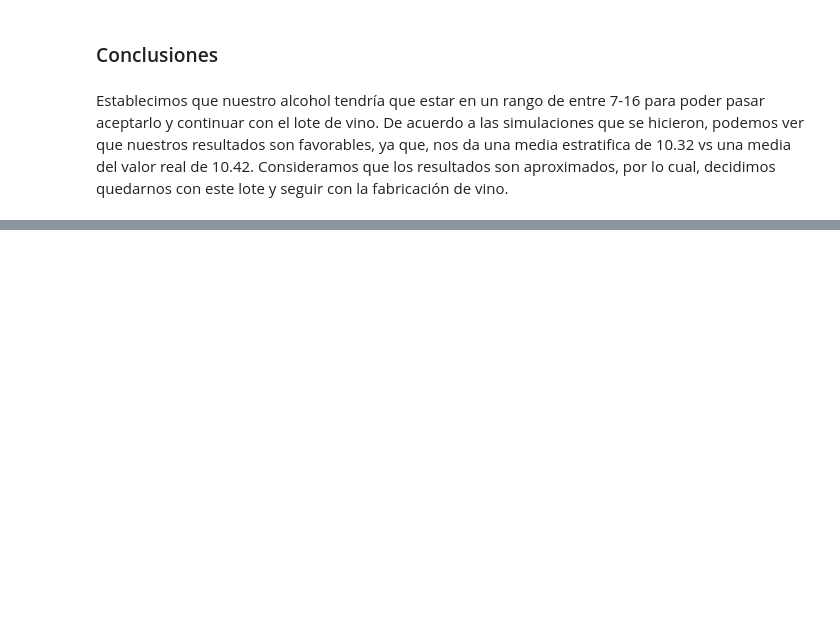
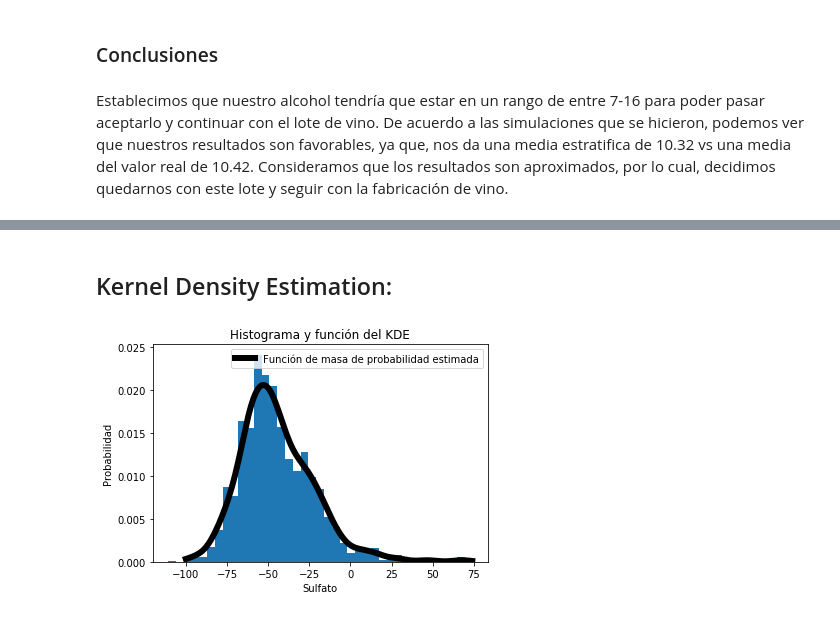
Before and after one commit to feramdor/ProyectoConjunto_AmadorGonzalez, a Jupyter notebook: Proyecto_Amador_Gonzalez.ipynb, the cells around one changed output, grey strips where cells are left out. Cells and saved outputs as stored; diff of their text form; code cells hidden in the pictures; blank space fills up the shorter version.

Commit message:
Parte gera sulfato

```diff
--- a/Proyecto_Amador_Gonzalez.ipynb
+++ b/Proyecto_Amador_Gonzalez.ipynb
@@ -943,0 +1018,20 @@ Establecimos que nuestro alcohol tendría que estar en un rango de entre 7-16 pa
+# %% [markdown]
+## Kernel Density Estimation:
+# %%
+dom = np.arange(-100, 75)
+plt.hist(ndata_s,
+        bins = 'auto',
+        density = True)
+f = kde_statsmodels_m(ndata_s)
+plt.plot(dom,
+         f(dom),
+        label = 'Función de masa de probabilidad estimada',
+        color = 'k',
+        linewidth = 6)
+plt.xlabel('Sulfato')
+plt.ylabel('Probabilidad')
+plt.title('Histograma y función del KDE')
+plt.legend()
+plt.show();
+# %% [output]
+[figure, added]
```
Also changed, not shown: parts of 38 cells of this notebook.
